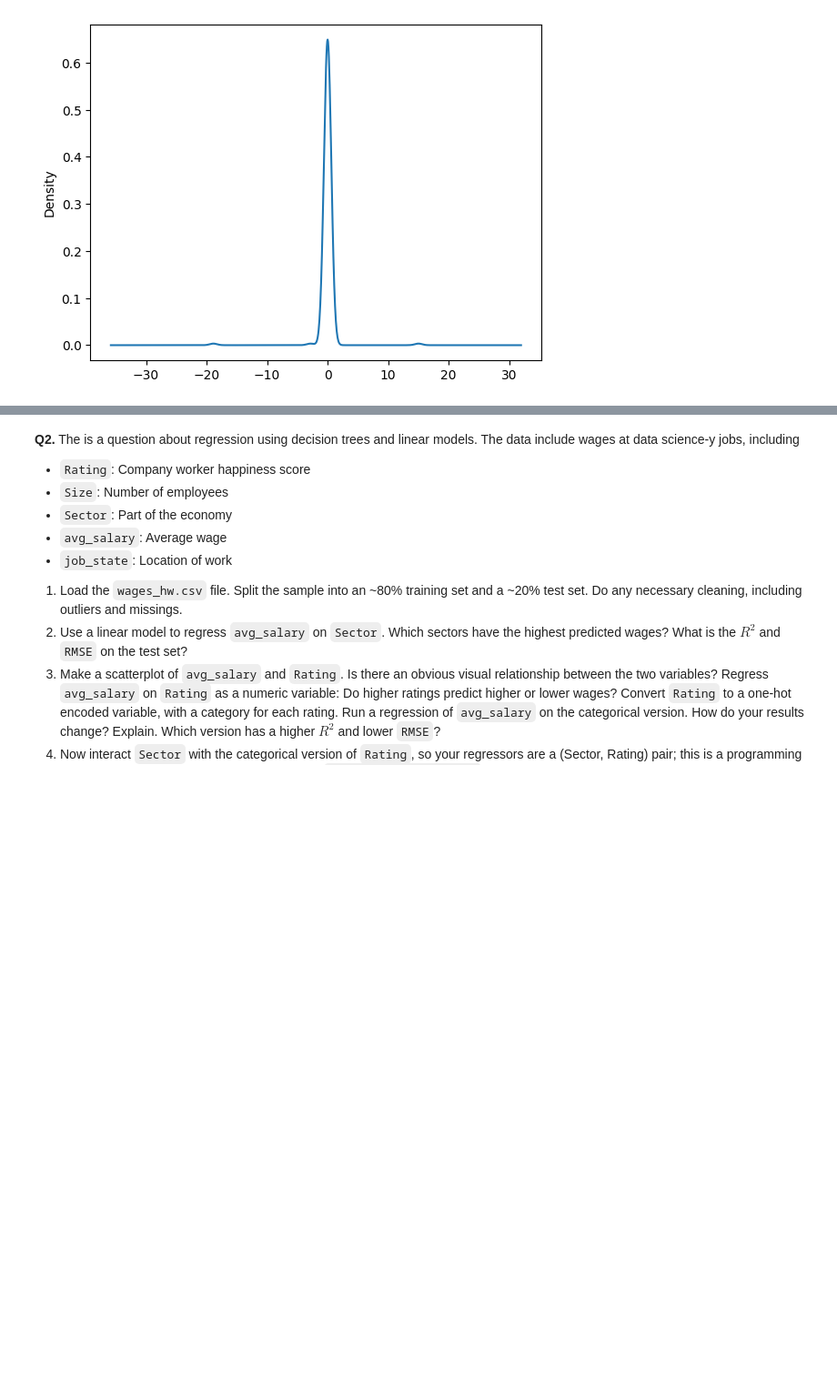
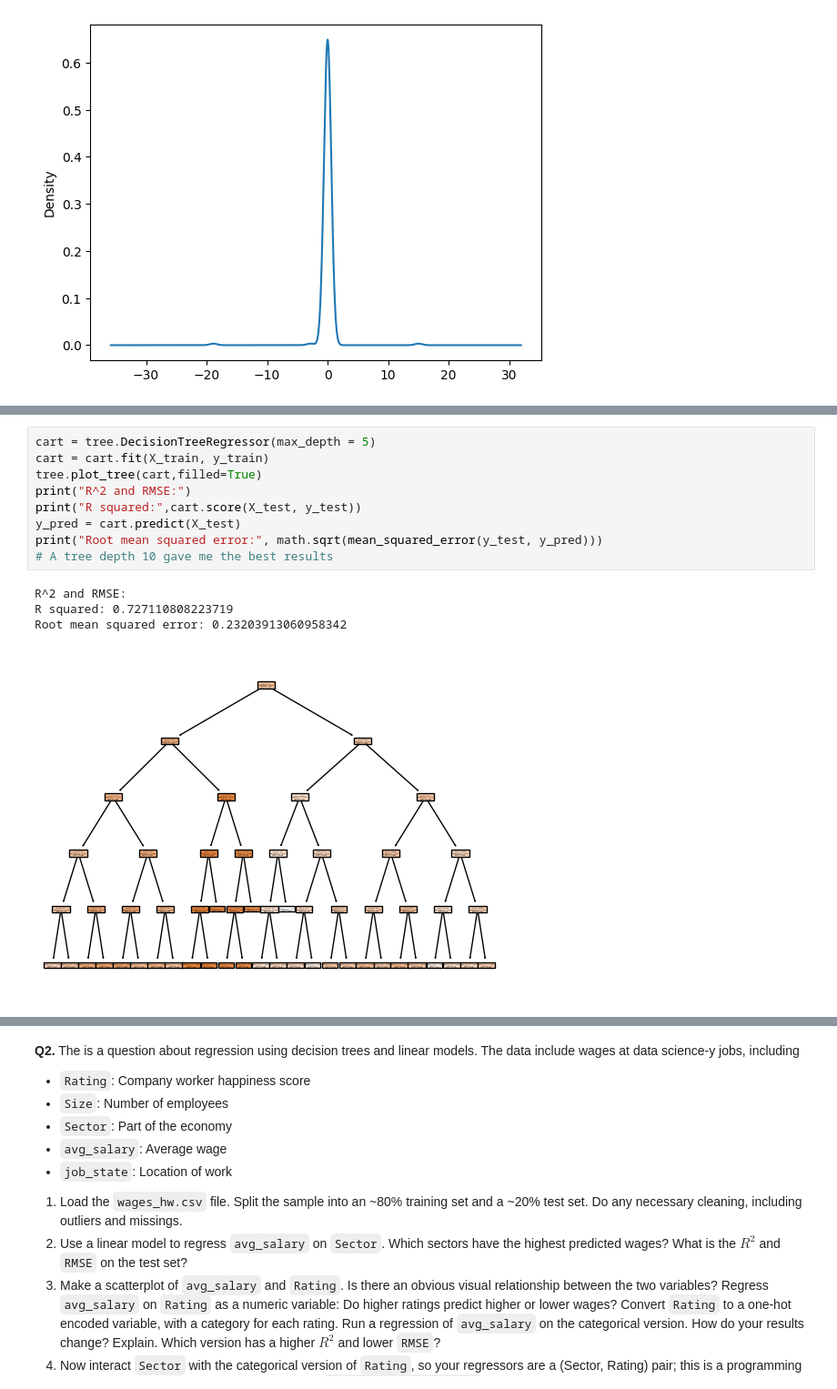
Before and after one commit to BAltenburger/assignment4, a Jupyter notebook: assignment4.ipynb, the cells around one changed output, grey strips where cells are left out. Shown: that part at 91% size. Saved outputs shown, nothing was run; the diff lists cells and outputs as text; blank space fills up the shorter version.

```diff
--- a/assignment4.ipynb
+++ b/assignment4.ipynb
@@ -430,0 +457,14 @@ residuals.plot.density()
+# %%
+cart = tree.DecisionTreeRegressor(max_depth = 5)
+cart = cart.fit(X_train, y_train)
+tree.plot_tree(cart,filled=True)
+print("R^2 and RMSE:")
+print("R squared:",cart.score(X_test, y_test))
+y_pred = cart.predict(X_test)
+print("Root mean squared error:", math.sqrt(mean_squared_error(y_test, y_pred)))
+# A tree depth 10 gave me the best results
+# %% [output]
+R^2 and RMSE:
+R squared: 0.727110808223719
+Root mean squared error: 0.23203913060958342
+[figure, added]
```
Also changed, not shown: parts of 6 cells of this notebook.
